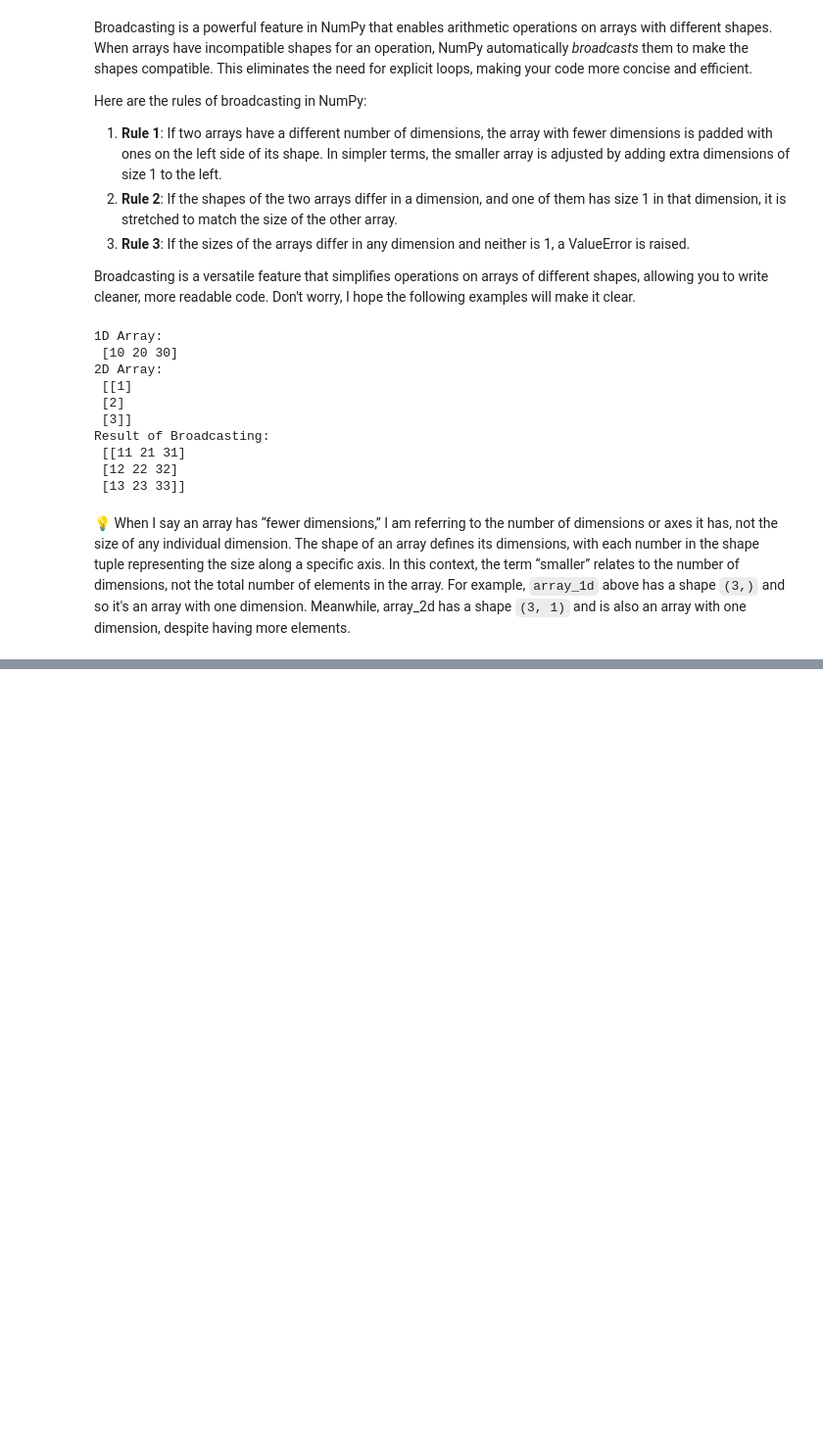
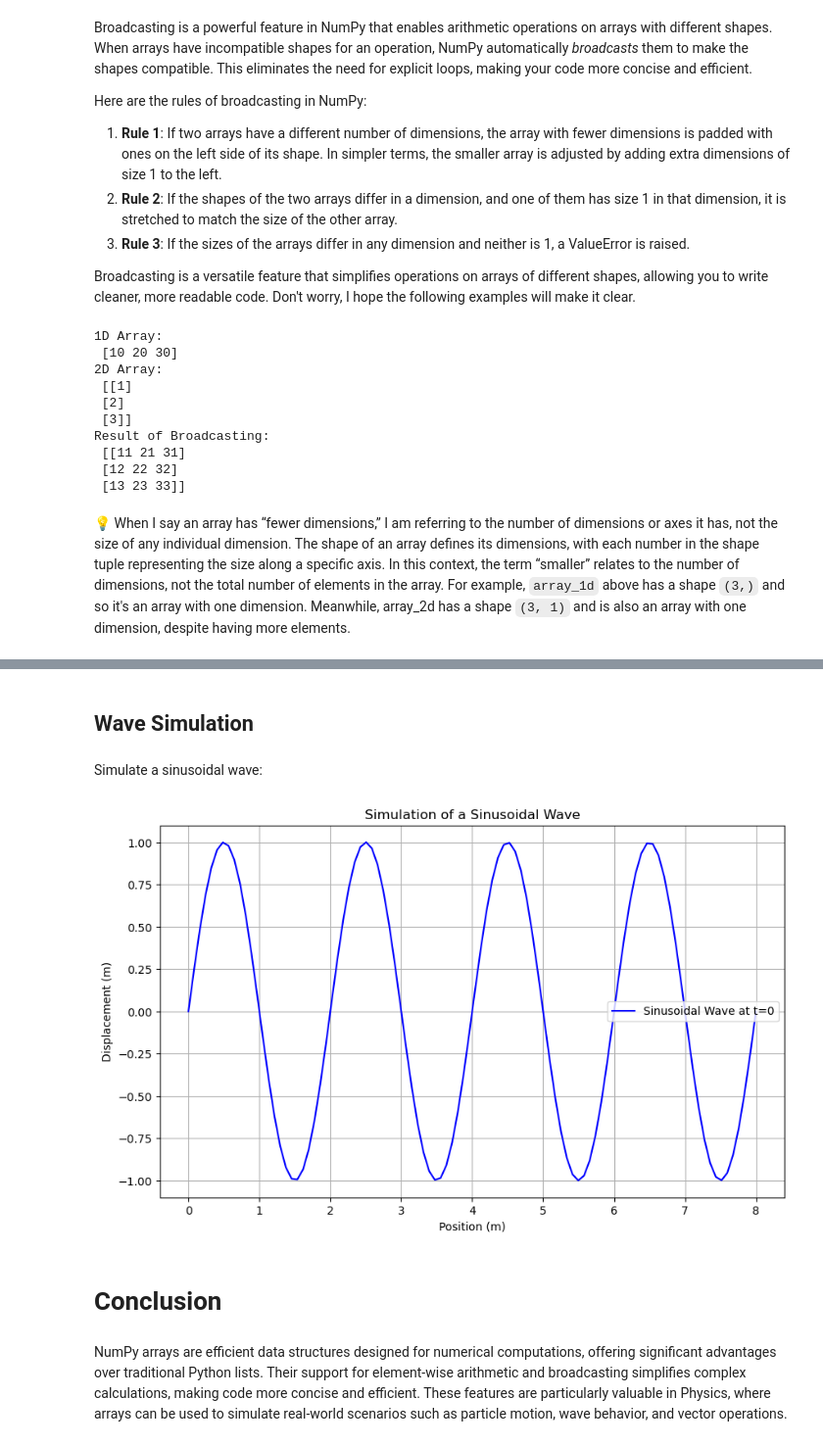
Before and after one commit to Collins-kariuk/Python-for-Physics-Students, a Jupyter notebook: Part 5_Introduction to Scientific Libraries/A. NumPy.ipynb, the cells around one changed output, grey strips where cells are left out. Shown: that part at 98% size. Drawn from its saved outputs; the diff is of its cells as text; code cells hidden in the pictures; blank space fills up the shorter version.

```diff
--- a/Part 5_Introduction to Scientific Libraries/A. NumPy.ipynb
+++ b/Part 5_Introduction to Scientific Libraries/A. NumPy.ipynb
@@ -273,0 +364,44 @@ Result of Broadcasting:
+# %% [markdown]
+## Wave Simulation
+# %% [markdown]
+Simulate a sinusoidal wave:
+# %%
+import numpy as np
+import matplotlib.pyplot as plt
+
+# Constants
+amplitude = 1  # Amplitude of the wave (A)
+wavelength = 2  # Wavelength of the wave (λ)
+frequency = 1  # Frequency of the wave (f) in Hz
+angular_frequency = 2 * np.pi * frequency  # Angular frequency (ω = 2πf)
+phase = 0  # Phase shift (φ) in radians
+time_steps = 100  # Number of time steps
+position_steps = 100  # Number of position steps
+total_time = 4  # Total time (s)
+total_position = 4 * wavelength  # Total spatial distance (m)
+
+# Create position and time arrays
+position = np.linspace(0, total_position, position_steps)  # Position array
+time = np.linspace(0, total_time, time_steps)  # Time array
+
+# Create a meshgrid for position and time
+X, T = np.meshgrid(position, time)
+
+# Calculate the sinusoidal wave
+wave = amplitude * np.sin((2 * np.pi / wavelength) * X - angular_frequency * T + phase)
+
+# Plot the wave at a specific time slice
+plt.figure(figsize=(10, 6))
+plt.plot(position, wave[0, :], label="Sinusoidal Wave at t=0", color="blue")
+plt.title("Simulation of a Sinusoidal Wave")
+plt.xlabel("Position (m)")
+plt.ylabel("Displacement (m)")
+plt.grid(True)
+plt.legend()
+plt.show()
+# %% [output]
+[figure, added]
+# %% [markdown]
+# Conclusion
+# %% [markdown]
+NumPy arrays are efficient data structures designed for numerical computations, offering significant advantages over traditional Python lists. Their support for element-wise arithmetic and broadcasting simplifies complex calculations, making code more concise and efficient. These features are particularly valuable in Physics, where arrays can be used to simulate real-world scenarios such as particle motion, wave behavior, and vector operations.
```
Also changed, not shown: parts of 10 cells of this notebook.
